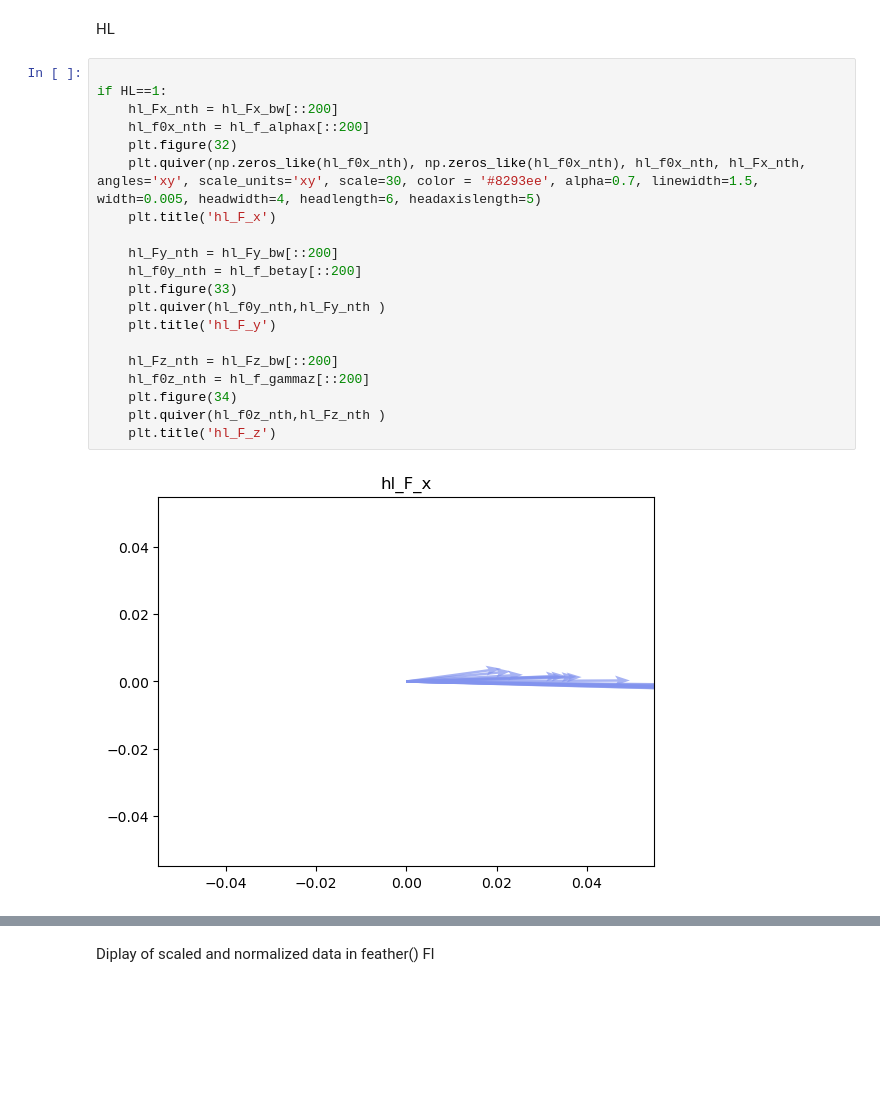
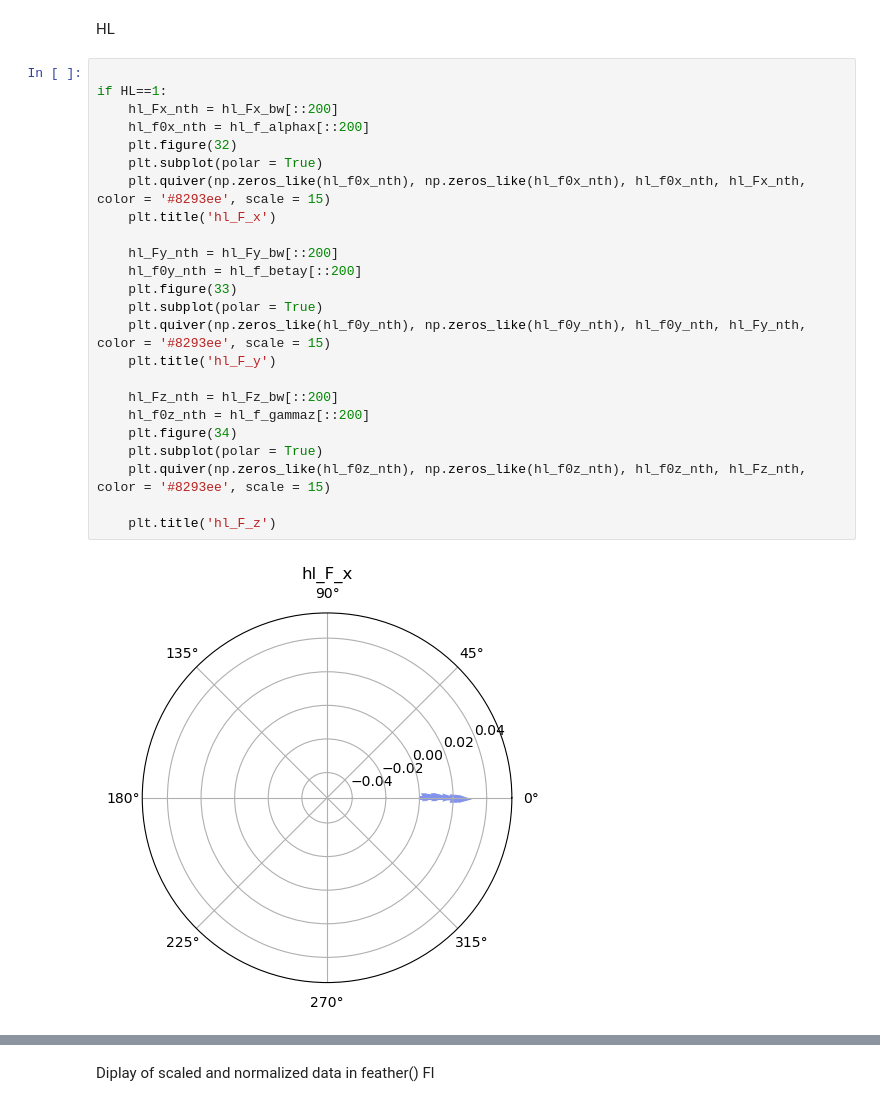
Before and after one commit to jfabiandub/walking_frog_force, a Jupyter notebook: walking_frog_force_script.ipynb, the cells around one changed output, grey strips where cells are left out. Drawn from its saved outputs; the diff is of its cells as text; blank space fills up the shorter version.

```diff
--- a/walking_frog_force_script.ipynb
+++ b/walking_frog_force_script.ipynb
@@ -3813,22 +3697,26 @@ HL
 # %%
 
 if HL==1:
     hl_Fx_nth = hl_Fx_bw[::200]
     hl_f0x_nth = hl_f_alphax[::200]
     plt.figure(32)
-    plt.quiver(np.zeros_like(hl_f0x_nth), np.zeros_like(hl_f0x_nth), hl_f0x_nth, hl_Fx_nth, angles='xy', scale_units='xy', scale=30, color = '#8293ee', alpha=0.7, linewidth=1.5, width=0.005, headwidth=4, headlength=6, headaxislength=5)
+    plt.subplot(polar = True)
+    plt.quiver(np.zeros_like(hl_f0x_nth), np.zeros_like(hl_f0x_nth), hl_f0x_nth, hl_Fx_nth, color = '#8293ee', scale = 15)
     plt.title('hl_F_x')
 
     hl_Fy_nth = hl_Fy_bw[::200]
     hl_f0y_nth = hl_f_betay[::200]
     plt.figure(33)
-    plt.quiver(hl_f0y_nth,hl_Fy_nth )
+    plt.subplot(polar = True)
+    plt.quiver(np.zeros_like(hl_f0y_nth), np.zeros_like(hl_f0y_nth), hl_f0y_nth, hl_Fy_nth, color = '#8293ee', scale = 15)
     plt.title('hl_F_y')
 
     hl_Fz_nth = hl_Fz_bw[::200]
     hl_f0z_nth = hl_f_gammaz[::200]
     plt.figure(34)
-    plt.quiver(hl_f0z_nth,hl_Fz_nth )
+    plt.subplot(polar = True)
+    plt.quiver(np.zeros_like(hl_f0z_nth), np.zeros_like(hl_f0z_nth), hl_f0z_nth, hl_Fz_nth, color = '#8293ee', scale = 15)
+
     plt.title('hl_F_z')
 # %% [output]
-[figure, old version]
+[figure, new version]
```
Also changed, not shown: parts of 35 cells of this notebook, 1 other file.
